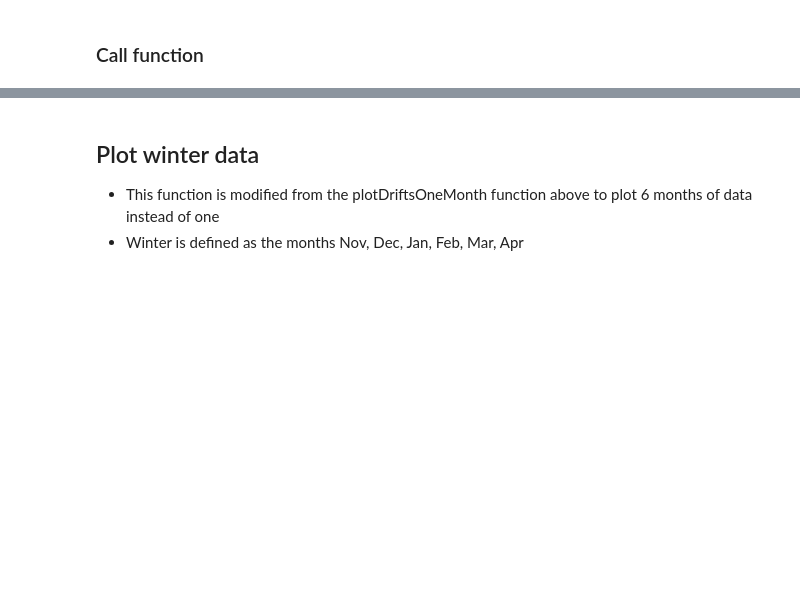
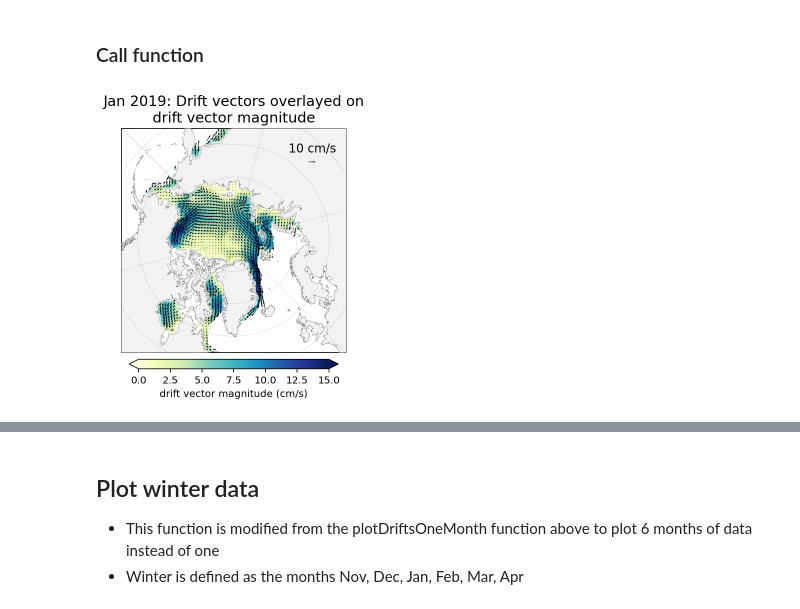
Before and after one commit to nicolejkeeney/icesat2-book, a Jupyter notebook: ice_drift.ipynb, the cells around one changed output, grey strips where cells are left out. Cells and saved outputs as stored; diff of their text form; code cells hidden in the pictures; blank space fills up the shorter version.

```diff
--- a/ice_drift.ipynb
+++ b/ice_drift.ipynb
@@ -148,4 +149,8 @@ def plotDriftsOneMonth(dataset, dataVar, month, minval = 0, maxval = None, cbarT
     plt.show()
 # %% [markdown]
 ### Call function
+# %%
+plotDriftsOneMonth(dataset, dataVar = 'drifts_magnitude', month = 'Jan 2019', maxval = 15, cbarTicks = np.arange(0, 15 + 5,5))
+# %% [output]
+[figure, added]
 # %%
```
Also changed, not shown: parts of 9 cells of this notebook, 4 other files.
